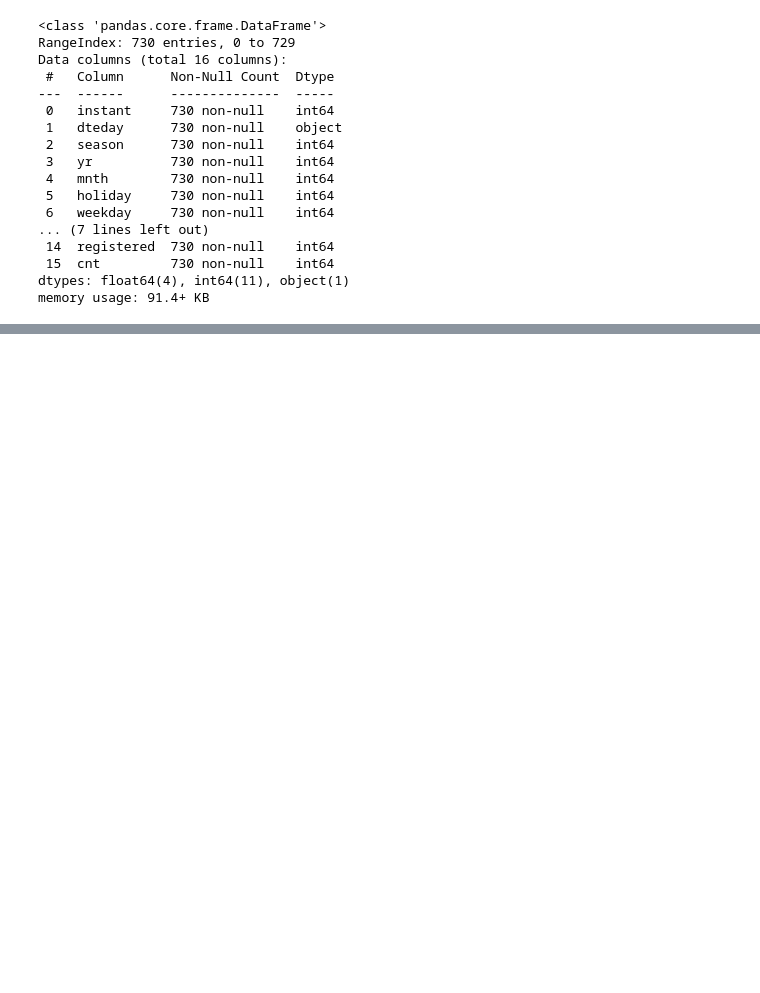
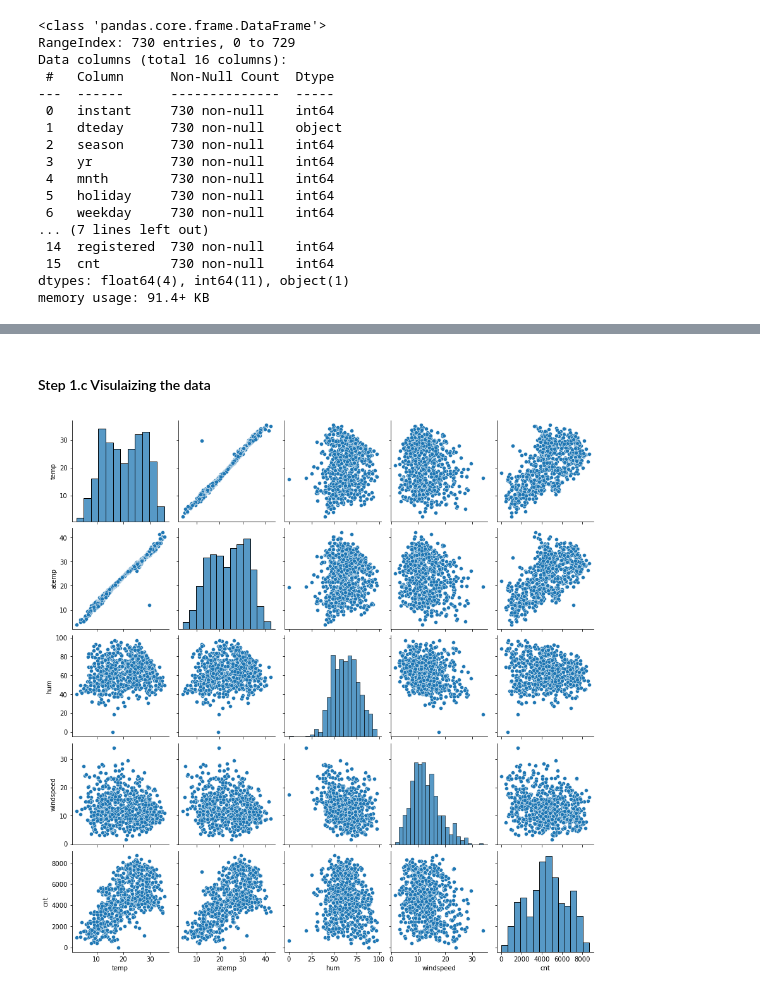
Before and after one commit to kc11381/BikeSharingCaseStudy, a Jupyter notebook: bike_sharing_predictors_analysis.ipynb, the cells around one changed output, grey strips where cells are left out. Cells and saved outputs as stored; diff of their text form; code cells hidden in the pictures; blank space fills up the shorter version.

Commit message:
data visuallization

```diff
--- a/bike_sharing_predictors_analysis.ipynb
+++ b/bike_sharing_predictors_analysis.ipynb
@@ -64,0 +67,8 @@ day_df.describe()
+# %%
+# EDA - Dropping features which are not necessary
+# instant - index coloumn
+# dteday - We would have used it for deriving year or month but we already have them as other columns
+# casual and registered - they will cause data leakage as they will not be available for prediction
+# Also the error in predicting casual and registered will be more than the count (cnt).
+features_to_br_dropped = ['instant', 'dteday', 'casual', 'registered']
+day_df.drop(features_to_br_dropped, axis=1, inplace=True)
@@ -64,0 +88,12 @@ day_df.describe()
+# %%
+# There are some features which are actually categorical but they look continuous here
+# For categorical its better to use boxplot to better visualize
+# Lets put lables for them - season, mnth, weekday, weathersit
+day_df['season'] = day_df['season'].map({1:'spring', 2:'summer', 3:'fall', 4:'winter'})
+day_df['mnth'] = day_df['mnth'].map({1:'jan', 2:'feb', 3:'mar', 4:'apr', 5:'may', 6:'june',
+                                      7:'july', 8:'aug', 9:'sep', 10:'oct', 11:'nov', 12:'dec'})
+day_df['weekday'] = day_df['weekday'].map({0:'sun', 1:'mon', 2:'tue', 3:'wed',
+                                           4:'thu', 5:'fri', 6:'sat'})
+day_df['weathersit']= day_df['weathersit'].map({1:'Clear', 2:'Misty',
+                                                3:'Light_Snow',
+                                                4:'Heavy_Rain'})
@@ -64,0 +109,15 @@ day_df.describe()
+# %% [markdown]
+#### Step 1.c Visulaizing the data
+# %%
+# First we want to know is Linear regression makes sense or not.
+# Here cnt should be in some way lineary related to some of the variables.
+# So we draw a scatter plot and look for linearity, if we don't find any then no point of doing Linear regression.
+
+# For continuous variables
+# It will create scatter plot for pair of numerical variables.
+# We need this only for continuous variables
+continuous_variables = ['temp','atemp','hum','windspeed','cnt']
+sns.pairplot(day_df[continuous_variables])
+plt.show()
+# %% [output]
+[figure, added]
```
Also changed, not shown: parts of 8 cells of this notebook.
